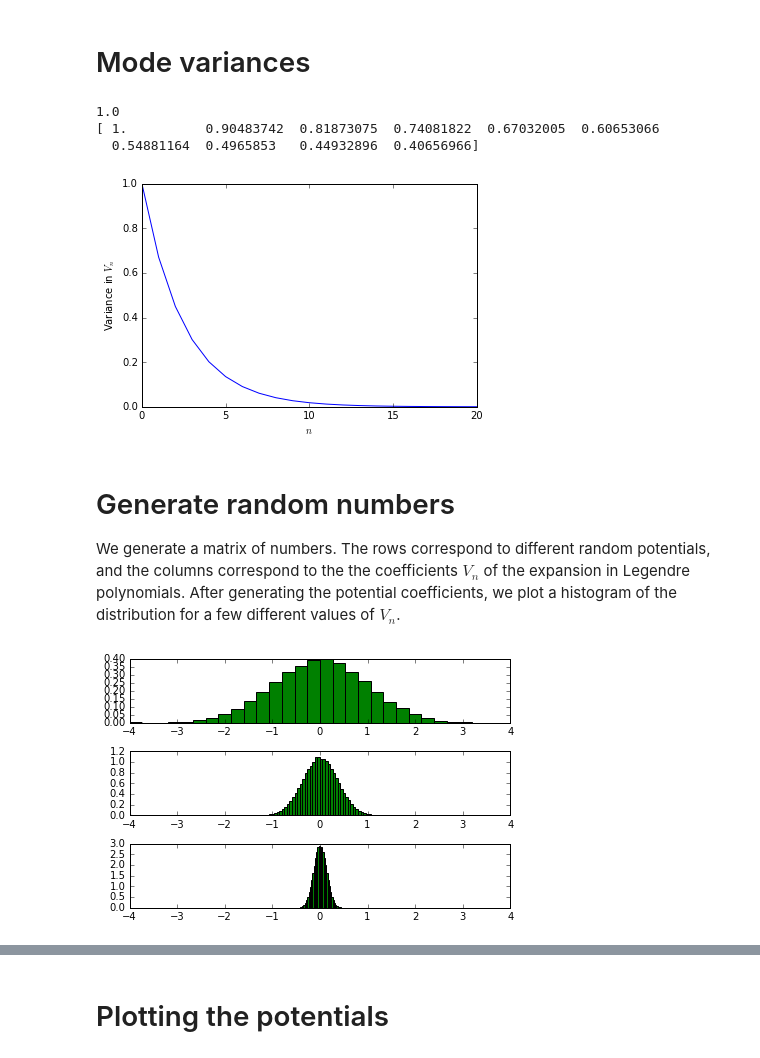
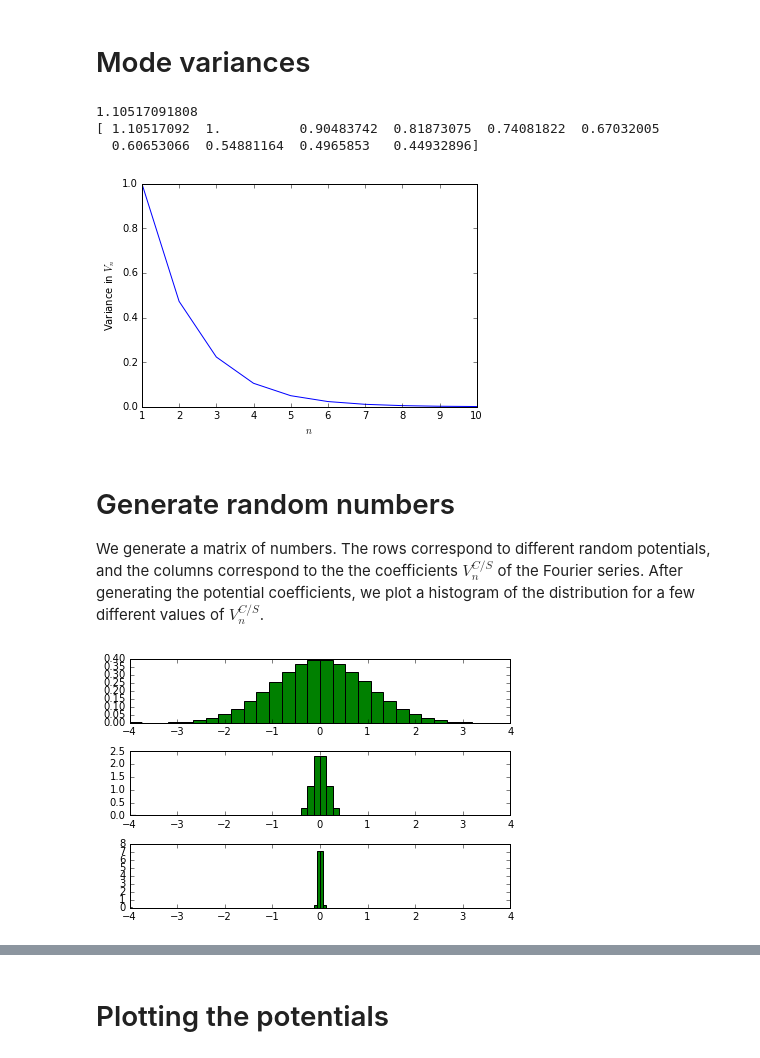
Before and after one commit to dhudsmith/qmnnet, a Jupyter notebook: potentials.ipynb, the cells around one changed output, grey strips where cells are left out. Drawn from its saved outputs; the diff is of its cells as text; code cells hidden in the pictures.

Commit message:
Switched to Fourier potentials

```diff
--- a/potentials.ipynb
+++ b/potentials.ipynb
@@ -21,32 +21,32 @@ import numpy as np
 from numpy.random import normal, randint
 import matplotlib.pyplot as plt
 from numpy.polynomial.legendre import legval
+import pprint
 
 # Number of potentials:
-NV = int(1E5)
+NV = int(1E6)
 # Number of basis states:
-NB = 20
-ns = np.arange(0, NB+1)
+NB = 10
+ns = np.arange(1, NB+1)
 # lambda (variance of Legendre coefficients):
-lamC = 8
-lam = lamC/NB
+lam = 0.75
 # The variance of the n=0 legendre coefficient V_0:
 V20 = 1
 
 # Output file:
-filepath = "./Data/Potentials/NV" + str(NV) + "_NB" + str(NB) + "_lamNB" + str(lamC)
+filepath = "./Data/potentials_NV" + str(NV) + "_NB" + str(NB) + "_lam" + str(lam) + "_V20" + str(V20)
 # %% [markdown]
 # Mode variances
 # %%
 def modeVariance(n, lam, V20):
-    return V20 * np.exp(-lam*n)
+    return V20 * np.exp(-lam*(n-1))
 
 print(modeVariance(0, 0.1, 1))
 print(modeVariance(np.arange(0,10),0.1,1))
 # %% [output]
-1.0
-[ 1.          0.90483742  0.81873075  0.74081822  0.67032005  0.60653066
-  0.54881164  0.4965853   0.44932896  0.40656966]
+1.10517091808
+[ 1.10517092  1.          0.90483742  0.81873075  0.74081822  0.67032005
+  0.60653066  0.54881164  0.4965853   0.44932896]
 # %%
 V2ns = modeVariance(ns, lam, V20)
 # %%
@@ -56,23 +56,24 @@ plt.xlabel("$n$")
 plt.ylabel("Variance in $V_n$")
 plt.show()
 # %% [output]
-[figure, old version]
+[figure, new version]
 # %% [markdown]
 # Generate random numbers
-We generate a matrix of numbers. The rows correspond to different random potentials, and the columns correspond to the the coefficients $V_n$ of the expansion in Legendre polynomials. After generating the potential coefficients, we plot a histogram of the distribution for a few different values of $V_n$.
+We generate a matrix of numbers. The rows correspond to different random potentials, and the columns correspond to the the coefficients $V_n^{C/S}$ of the Fourier series. After generating the potential coefficients, we plot a histogram of the distribution for a few different values of $V_n^{C/S}$.
 # %%
 stddevs = np.sqrt(V2ns)
-Vns = normal(0,stddevs, size = (NV, NB+1))
+VCns = normal(0,stddevs, size = (NV, NB))
+VSns = normal(0,stddevs, size = (NV, NB))
 # %%
 fig, axes = plt.subplots(nrows = 3, ncols = 1)
 ax0,ax1,ax2 = axes.flat
 
 nbins = 30
-ax0.hist(Vns[::,0], nbins, normed = 1, facecolor = 'green', alpha = 1, range = [-4,4])
-ax1.hist(Vns[::,5], 5*nbins, normed = 1, facecolor = 'green', alpha = 1, range = [-4,4])
-ax2.hist(Vns[::,10], 10*nbins, normed = 1, facecolor = 'green', alpha = 1, range = [-4,4])
+ax0.hist(VCns[::,0], nbins, normed = 1, facecolor = 'green', alpha = 1, range = [-4,4])
+ax1.hist(VCns[::,5], 2*nbins, normed = 1, facecolor = 'green', alpha = 1, range = [-4,4])
+ax2.hist(VCns[::,9], 4*nbins, normed = 1, facecolor = 'green', alpha = 1, range = [-4,4])
 
 plt.tight_layout()
 plt.show()
 # %% [output]
-[figure, old version]
+[figure, new version]
```
Also changed, not shown: parts of 9 cells of this notebook, 1 other file.
